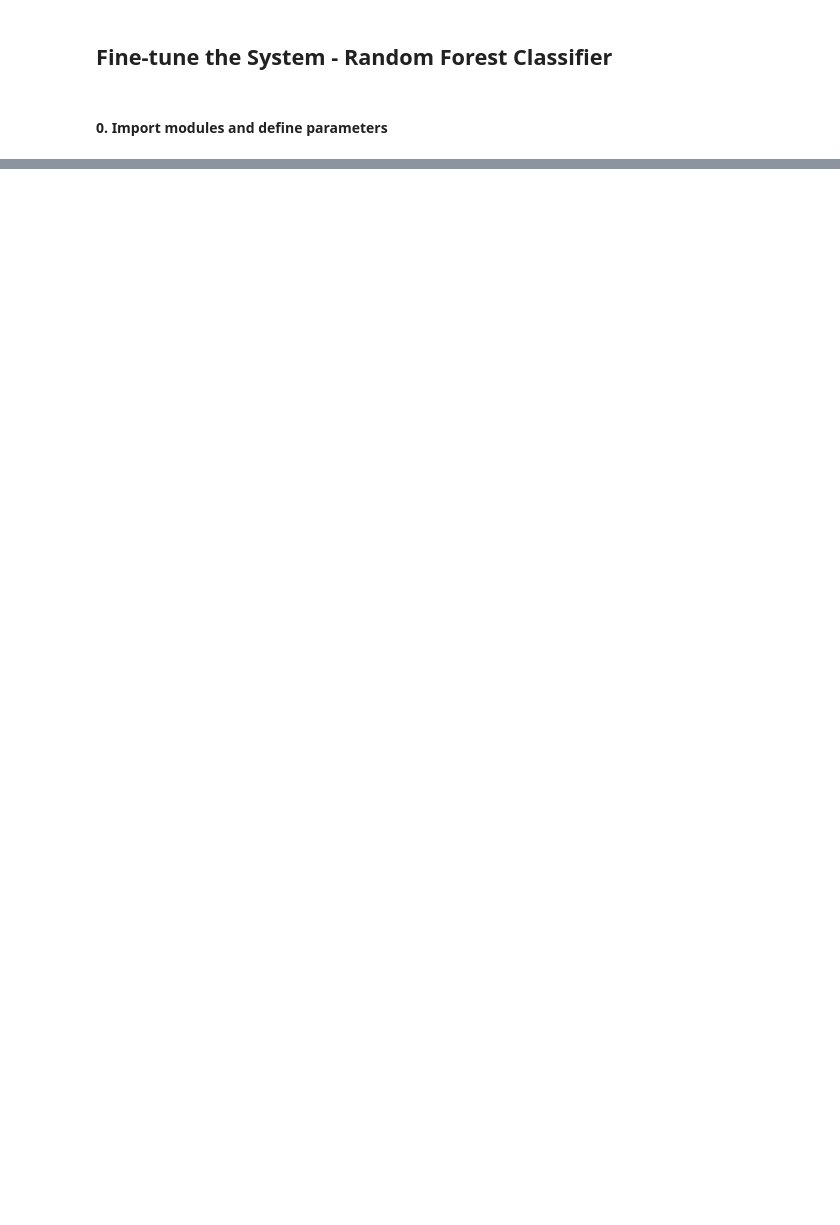
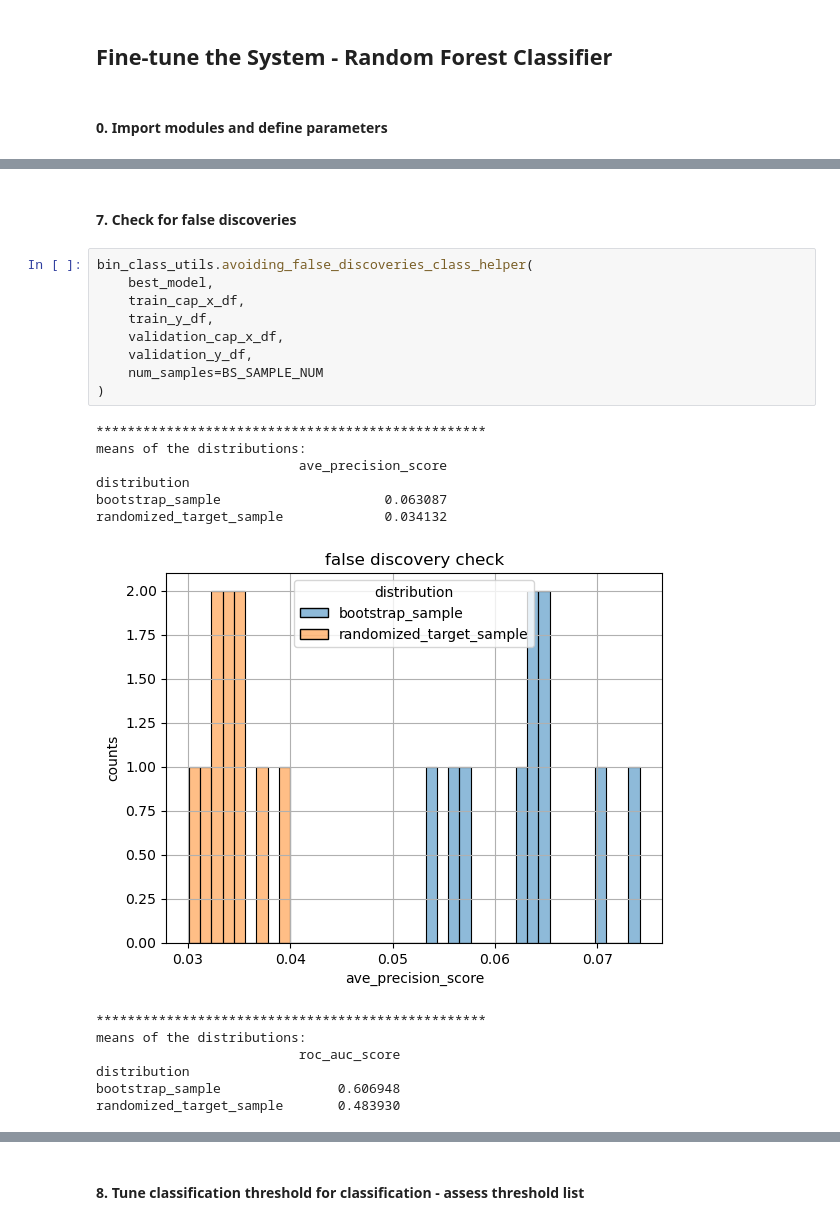
Before and after one commit to LiyangSong/Advertisement-CTR-Prediction, a Jupyter notebook: jupyter/model_ft_rf.ipynb, the cells around one changed output, grey strips where cells are left out. Cells and saved outputs as stored; diff of their text form; blank space fills up the shorter version.

```diff
--- a/jupyter/model_ft_rf.ipynb
+++ b/jupyter/model_ft_rf.ipynb
@@ -8,0 +241,25 @@
+# %% [markdown]
+#### 7. Check for false discoveries
+# %%
+bin_class_utils.avoiding_false_discoveries_class_helper(
+    best_model,
+    train_cap_x_df,
+    train_y_df,
+    validation_cap_x_df,
+    validation_y_df,
+    num_samples=BS_SAMPLE_NUM
+)
+# %% [output]
+**************************************************
+means of the distributions:
+                          ave_precision_score
+distribution
+bootstrap_sample                     0.063087
+randomized_target_sample             0.034132
+[figure, added]
+**************************************************
+means of the distributions:
+                          roc_auc_score
+distribution
+bootstrap_sample               0.606948
+randomized_target_sample       0.483930
@@ -8,0 +267,2 @@
+# %% [markdown]
+#### 8. Tune classification threshold for classification - assess threshold list
```
Also changed, not shown: parts of 37 cells of this notebook, 3 other files.
